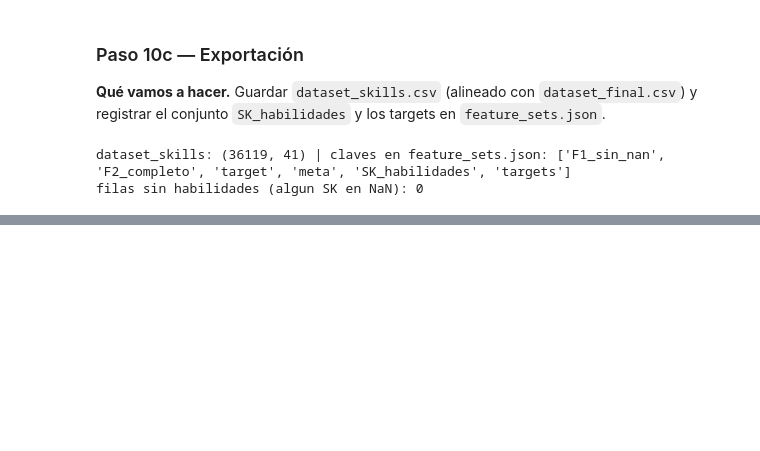
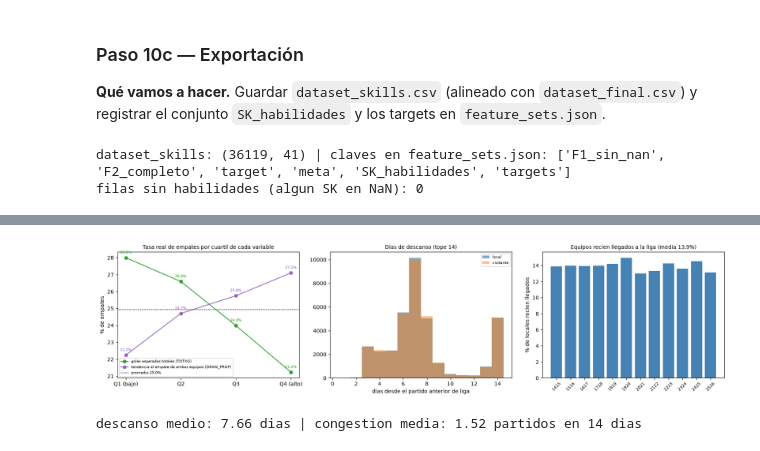
Before and after one commit to jcarlos-t/MLProject, a Jupyter notebook: scripts/notebooks/02_feature.ipynb, the cells around one changed output, grey strips where cells are left out. Cells and saved outputs as stored; diff of their text form; code cells hidden in the pictures; blank space fills up the shorter version.

```diff
--- a/scripts/notebooks/02_feature.ipynb
+++ b/scripts/notebooks/02_feature.ipynb
@@ -778,0 +973,38 @@ filas sin habilidades (algun SK en NaN): 0
+# %%
+# descanso y congestion por equipo (con la temporada de calentamiento como historia)
+ev2 = ev.sort_values(['Team', 'seq']).reset_index(drop=True)
+rest = np.full(len(ev2), 14.0); cong = np.zeros(len(ev2)); pos = 0
+for team, sub in ev2.groupby('Team', sort=False):
+    d = sub['Date_dt'].to_numpy().astype('datetime64[D]'); n = len(d)
+    if n > 1: rest[pos + 1: pos + n] = np.minimum((d[1:] - d[:-1]).astype(int), 14)
+    cong[pos: pos + n] = np.arange(n) - np.searchsorted(d, d - np.timedelta64(14, 'D'), side='left')
+    pos += n
+ev2['REST'], ev2['CONG'] = rest, cong
+Hh2 = ev2[(ev2['lado'] == 'H') & ~ev2['is_warm']].set_index('match_id'); Aa2 = ev2[(ev2['lado'] == 'A') & ~ev2['is_warm']].set_index('match_id')
+CTX = pd.DataFrame(index=Hh2.index)
+CTX['REST_H'], CTX['REST_A'] = Hh2['REST'], Aa2['REST']; CTX['REST_DIF'] = CTX['REST_H'] - CTX['REST_A']; CTX['CONG_H'], CTX['CONG_A'] = Hh2['CONG'], Aa2['CONG']
+# semana de temporada
+ini = base.groupby(['Div', 'Season'])['Date_dt'].transform('min'); base['SEASON_WEEK'] = (base['Date_dt'] - ini).dt.days // 7
+CTX['SEASON_WEEK'] = base[~base['is_warm']].set_index('match_id')['SEASON_WEEK']
+# recien llegado a la liga: no aparece en la misma liga la temporada anterior (1415 -> 1314 usa el calentamiento)
+equipos = base.groupby(['Div', 'Season']).apply(lambda d: set(d['HomeTeam']) | set(d['AwayTeam']), include_groups=False).to_dict()
+ant = lambda s: s - 101
+bmm = base[~base['is_warm']].set_index('match_id')
+CTX['NEW_H'] = [int(h not in equipos.get((d, ant(s)), set())) for h, d, s in zip(bmm['HomeTeam'], bmm['Div'], bmm['Season'])]
+CTX['NEW_A'] = [int(a not in equipos.get((d, ant(s)), set())) for a, d, s in zip(bmm['AwayTeam'], bmm['Div'], bmm['Season'])]
+for c in CTX.columns: EX[c] = CTX.loc[orig_ids, c].to_numpy()
+assert EX.drop(columns=['SOT10_DIF']).notna().all().all()
+emp = df_final['FTR'].eq('D').to_numpy()
+fig, axs = plt.subplots(1, 3, figsize=(17, 4.3))
+for var, col, lab in (('TOTXG', 'tab:green', 'goles esperados totales (TOTXG)'), ('DRAW_PROP', 'tab:purple', 'tendencia al empate de ambos equipos (DRAW_PROP)')):
+    q = pd.qcut(EX[var], 4, labels=False); tasa = pd.Series(emp).groupby(q.to_numpy()).mean()
+    axs[0].plot(range(1, 5), tasa.to_numpy() * 100, marker='o', color=col, label=lab)
+    for k, v in enumerate(tasa.to_numpy()): axs[0].text(k + 1, v * 100 + 0.25, f'{v:.1%}', ha='center', fontsize=7, color=col)
+axs[0].axhline(emp.mean() * 100, color='k', ls='--', lw=0.8, label=f'promedio {emp.mean():.1%}'); axs[0].set_xticks(range(1, 5)); axs[0].set_xticklabels(['Q1 (bajo)', 'Q2', 'Q3', 'Q4 (alto)']); axs[0].set_ylabel('% de empates'); axs[0].legend(fontsize=7); axs[0].set_title('Tasa real de empates por cuartil de cada variable', fontsize=10)
+axs[1].hist(EX.REST_H, bins=np.arange(0.5, 15.5, 1), alpha=0.7, label='local', color='steelblue'); axs[1].hist(EX.REST_A, bins=np.arange(0.5, 15.5, 1), alpha=0.5, label='visitante', color='tab:orange'); axs[1].set_title('Dias de descanso (tope 14)', fontsize=10); axs[1].legend(fontsize=7); axs[1].set_xlabel('dias desde el partido anterior de liga')
+nv = EX.groupby(df_final['Season'].to_numpy())[['NEW_H', 'NEW_A']].mean() * 100; axs[2].bar(range(len(nv)), nv['NEW_H'], color='steelblue'); axs[2].set_xticks(range(len(nv))); axs[2].set_xticklabels(nv.index, rotation=45, fontsize=8); axs[2].set_ylabel('% de locales recien llegados'); axs[2].set_title(f"Equipos recien llegados a la liga (media {EX.NEW_H.mean():.1%})", fontsize=10)
+plt.tight_layout(); plt.show()
+print('descanso medio:', round(float(EX.REST_H.mean()), 2), 'dias | congestion media:', round(float(EX.CONG_H.mean()), 2), 'partidos en 14 dias')
+# %% [output]
+[figure, added]
+descanso medio: 7.66 dias | congestion media: 1.52 partidos en 14 dias
```
Also changed, not shown: parts of 36 cells of this notebook, 54 other files.
